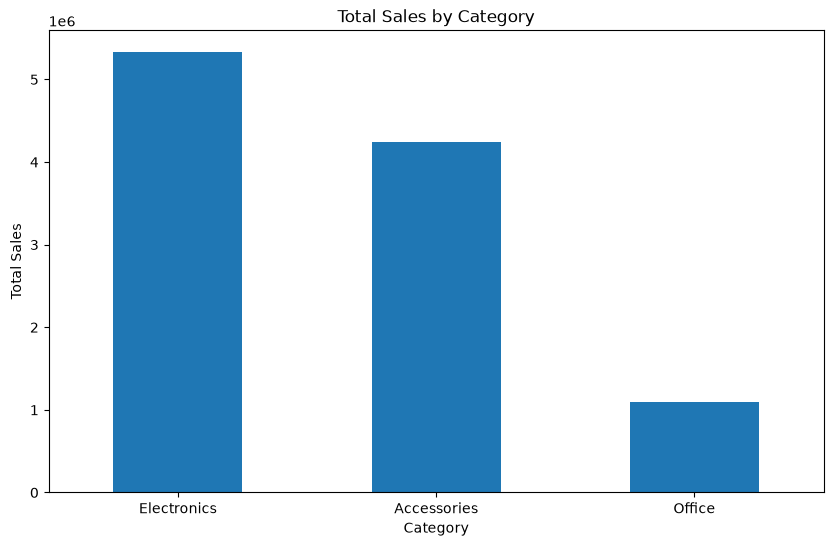
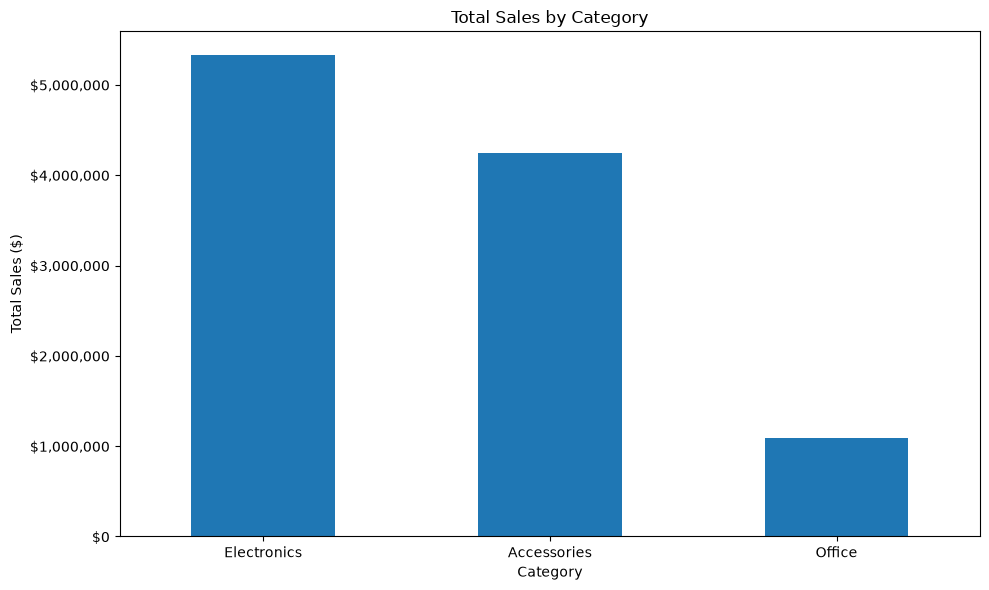
The change to this notebook cell's code, shown as a diff; its figure went from the first image to the second:
--- before
+++ after
@@ -1,9 +1,29 @@
+# import matplotlib.pyplot as plt
+
+# plt.figure(figsize=(10, 6))
+# category_sales.plot(kind='bar')
+# plt.title('Total Sales by Category')
+# plt.xlabel('Category')
+# plt.ylabel('Total Sales')
+# plt.xticks(rotation=0)
+# plt.show()
+
 import matplotlib.pyplot as plt
+from matplotlib.ticker import FuncFormatter
 
 plt.figure(figsize=(10, 6))
-category_sales.plot(kind='bar')
+
+ax = category_sales.plot(kind='bar')
+
+# Format y-axis as currency
+ax.yaxis.set_major_formatter(
+    FuncFormatter(lambda y, pos: f'${y:,.0f}')
+)
+
 plt.title('Total Sales by Category')
 plt.xlabel('Category')
-plt.ylabel('Total Sales')
+plt.ylabel('Total Sales ($)')
 plt.xticks(rotation=0)
+
+plt.tight_layout()
 plt.show()

Commit: Business recommendation and charts